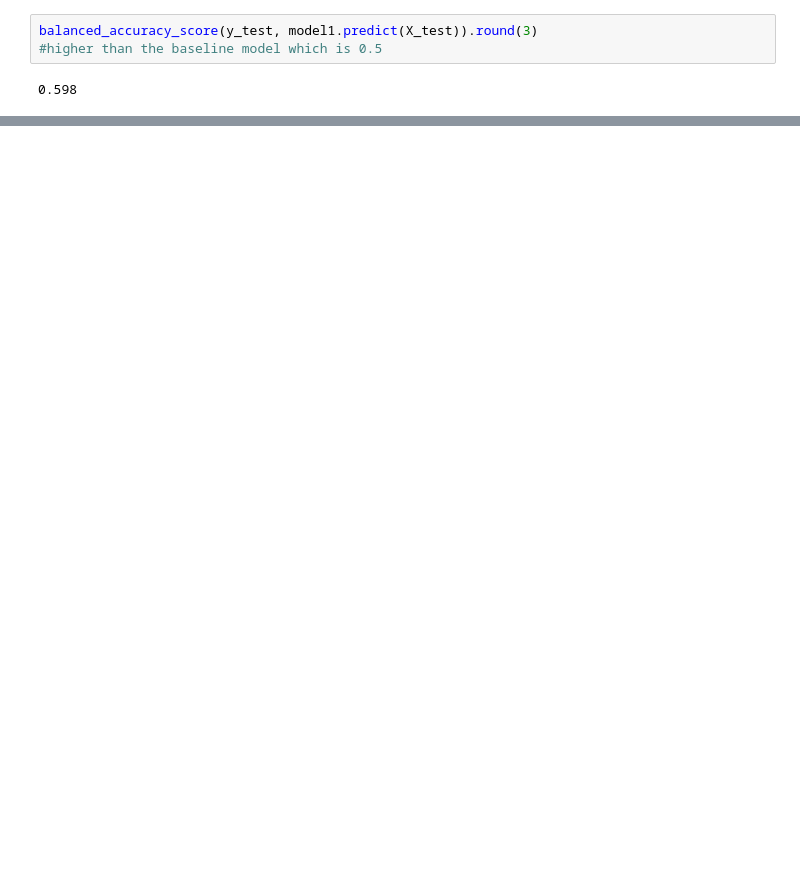
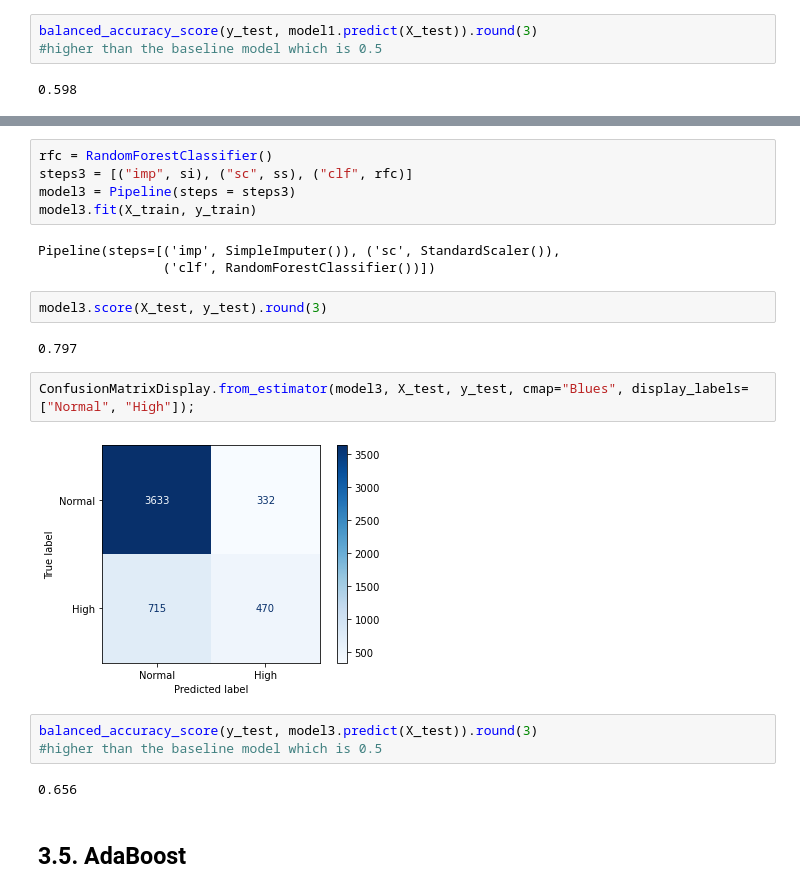
Before and after one commit to CodyCan/High-Blood-Pressure-Analysis, a Jupyter notebook: code/01_EDA_Cleaning.ipynb, the cells around one changed output, grey strips where cells are left out. Saved outputs shown, nothing was run; the diff lists cells and outputs as text; blank space fills up the shorter version.

```diff
--- a/code/01_EDA_Cleaning.ipynb
+++ b/code/01_EDA_Cleaning.ipynb
@@ -481,0 +509,23 @@ balanced_accuracy_score(y_test, model1.predict(X_test)).round(3)
+# %%
+rfc = RandomForestClassifier()
+steps3 = [("imp", si), ("sc", ss), ("clf", rfc)]
+model3 = Pipeline(steps = steps3)
+model3.fit(X_train, y_train)
+# %% [output]
+Pipeline(steps=[('imp', SimpleImputer()), ('sc', StandardScaler()),
+                ('clf', RandomForestClassifier())])
+# %%
+model3.score(X_test, y_test).round(3)
+# %% [output]
+0.797
+# %%
+ConfusionMatrixDisplay.from_estimator(model3, X_test, y_test, cmap="Blues", display_labels=["Normal", "High"]);
+# %% [output]
+[figure, added]
+# %%
+balanced_accuracy_score(y_test, model3.predict(X_test)).round(3)
+#higher than the baseline model which is 0.5
+# %% [output]
+0.656
+# %% [markdown]
+## 3.5. AdaBoost
```
Also changed, not shown: parts of 21 cells of this notebook.
